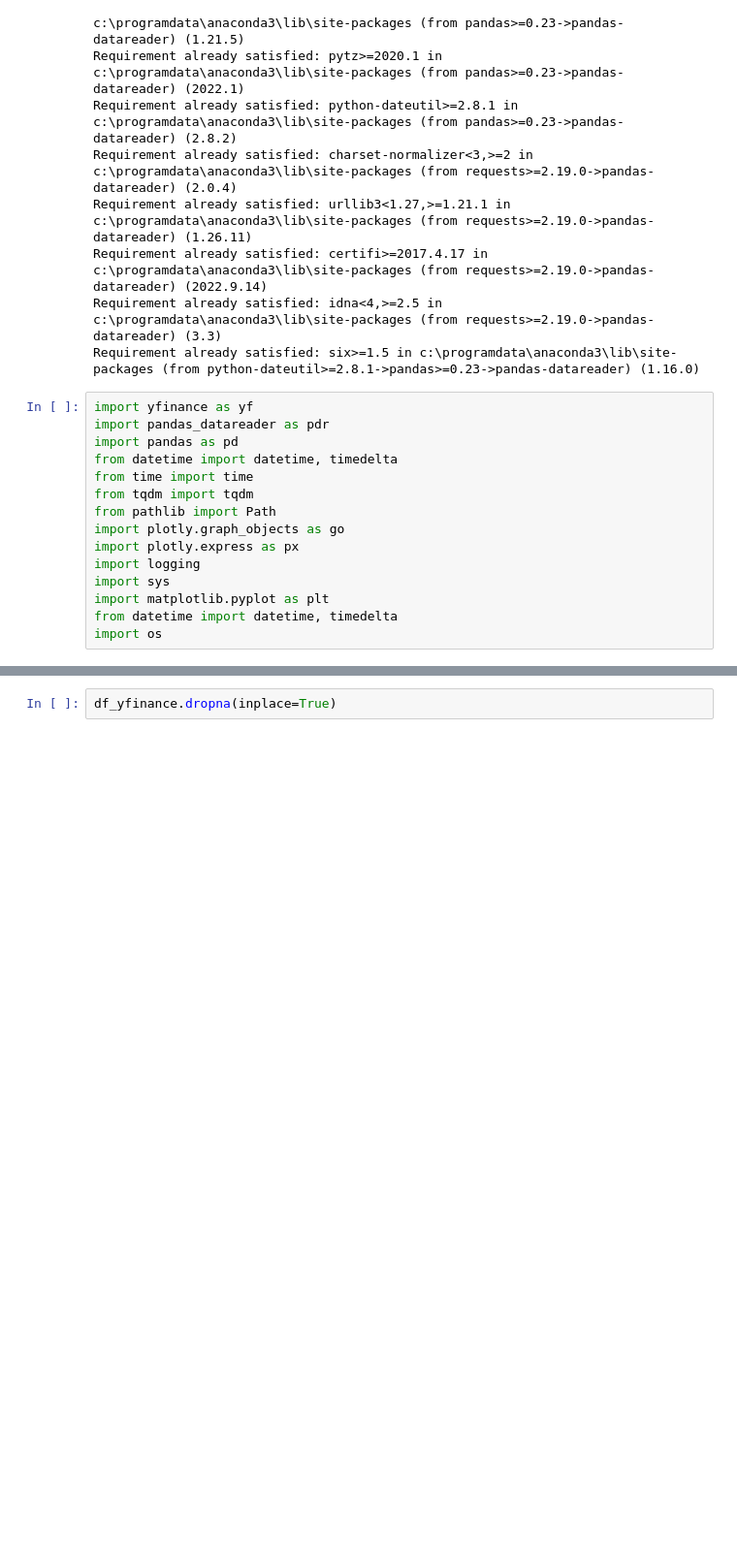
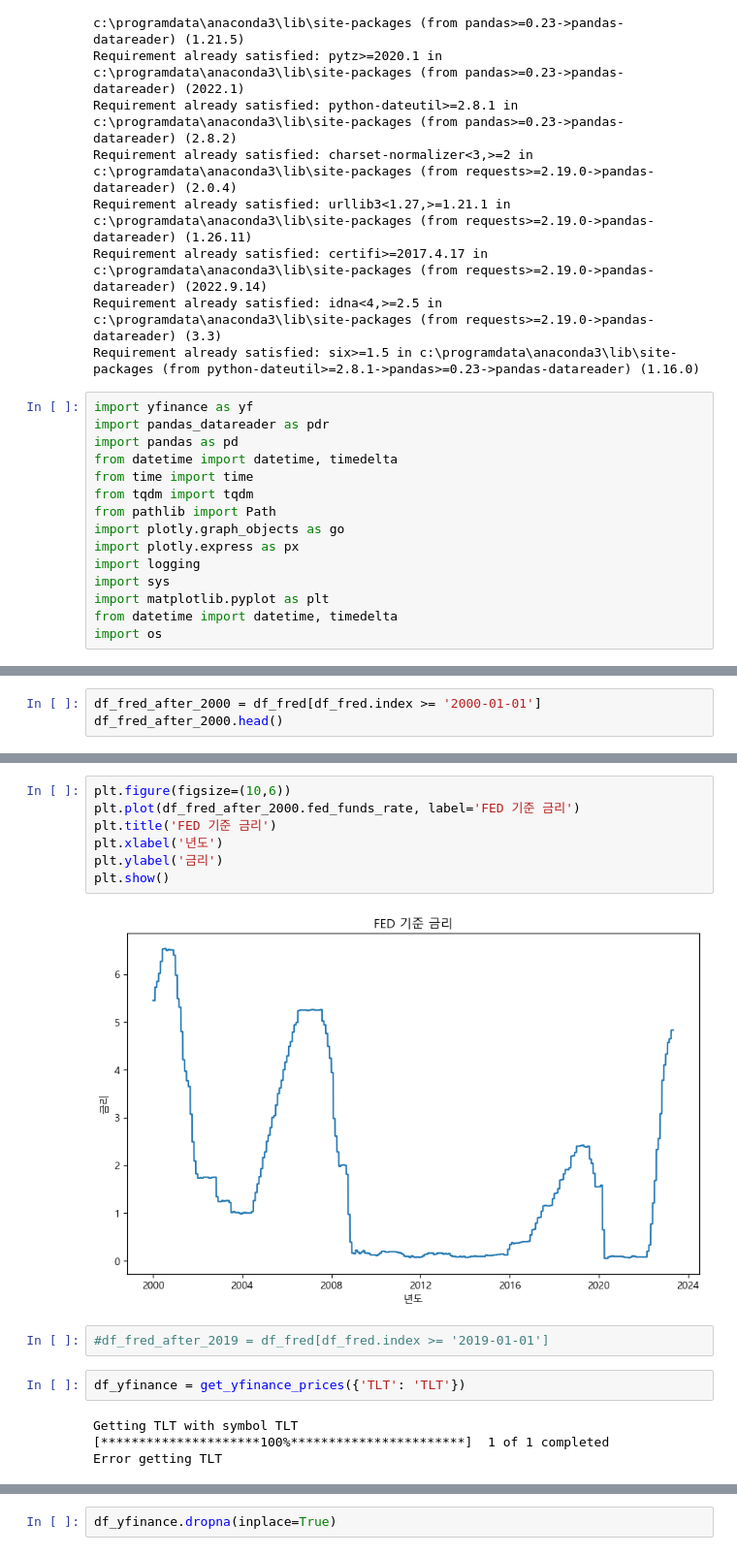
Before and after one commit to shawsk0723/dividend-investment, a Jupyter notebook: etc/bond_interest_rate_analyzer.ipynb, the cells around one changed output, grey strips where cells are left out. Shown at 97% size. Drawn from its saved outputs; the diff is of its cells as text; blank space fills up the shorter version.

```diff
--- a/etc/bond_interest_rate_analyzer.ipynb
+++ b/etc/bond_interest_rate_analyzer.ipynb
@@ -86,0 +91,3 @@ yfinance_assets = {'TLT_ETF':'TLT', 'EDV_ETF':'EDV'}
+# %%
+df_fred_after_2000 = df_fred[df_fred.index >= '2000-01-01']
+df_fred_after_2000.head()
@@ -86,0 +101,17 @@ yfinance_assets = {'TLT_ETF':'TLT', 'EDV_ETF':'EDV'}
+# %%
+plt.figure(figsize=(10,6))
+plt.plot(df_fred_after_2000.fed_funds_rate, label='FED 기준 금리')
+plt.title('FED 기준 금리')
+plt.xlabel('년도')
+plt.ylabel('금리')
+plt.show()
+# %% [output]
+[figure, added]
+# %%
+#df_fred_after_2019 = df_fred[df_fred.index >= '2019-01-01']
+# %%
+df_yfinance = get_yfinance_prices({'TLT': 'TLT'})
+# %% [output]
+Getting TLT with symbol TLT
+[*********************100%***********************]  1 of 1 completed
+Error getting TLT
```
Also changed, not shown: parts of 23 cells of this notebook.
